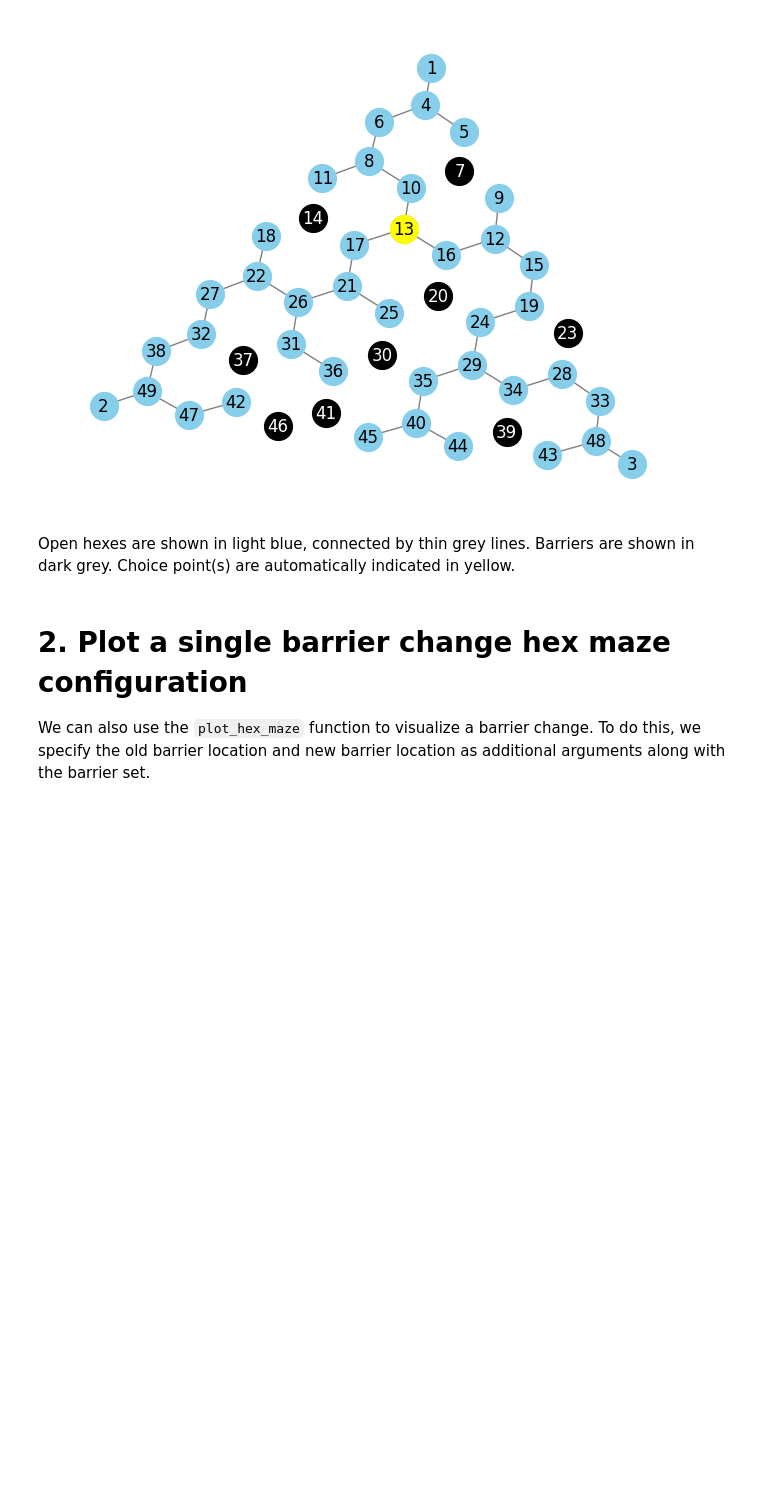
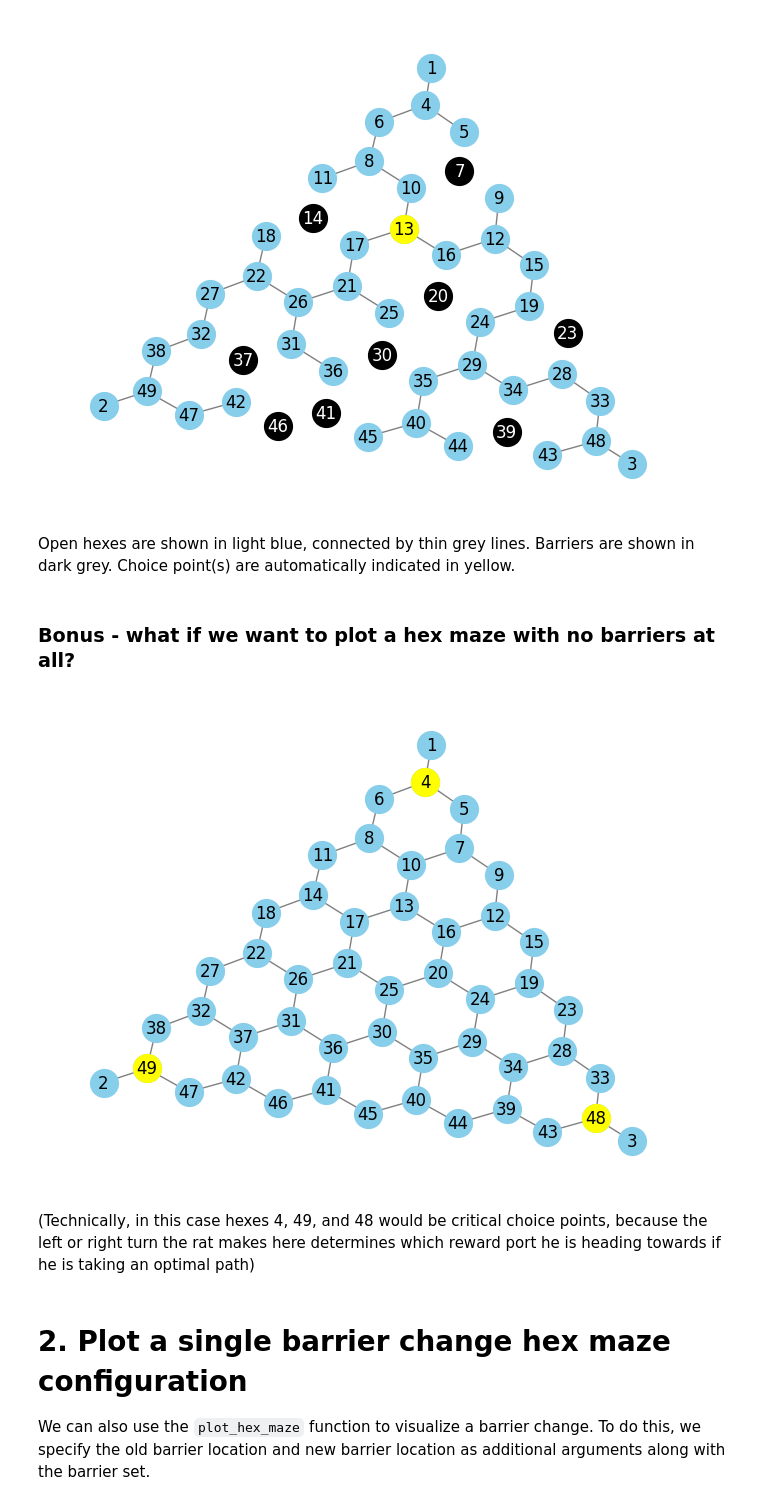
Before and after one commit to calderast/Hex-maze, a Jupyter notebook: Tutorials/Plotting_Hex_Mazes.ipynb, the cells around one changed output. Cells and saved outputs as stored; diff of their text form; code cells hidden in the pictures; blank space fills up the shorter version.

```diff
--- a/Tutorials/Plotting_Hex_Mazes.ipynb
+++ b/Tutorials/Plotting_Hex_Mazes.ipynb
@@ -48,6 +48,15 @@ plot_hex_maze(example_maze)
 [figure]
 # %% [markdown]
 Open hexes are shown in light blue, connected by thin grey lines. Barriers are shown in dark grey. Choice point(s) are automatically indicated in yellow.
+# %% [markdown]
+### Bonus - what if we want to plot a hex maze with no barriers at all?
+# %%
+# We can plot a hex maze with no barriers by specifying an empty barrier set
+plot_hex_maze({})
+# %% [output]
+[figure, added]
+# %% [markdown]
+(Technically, in this case hexes 4, 49, and 48 would be critical choice points, because the left or right turn the rat makes here determines which reward port he is heading towards if he is taking an optimal path)
 # %% [markdown]
 # 2. Plot a single barrier change hex maze configuration
 
```
Also changed, not shown: parts of 1 cell of this notebook, 6 other files.
